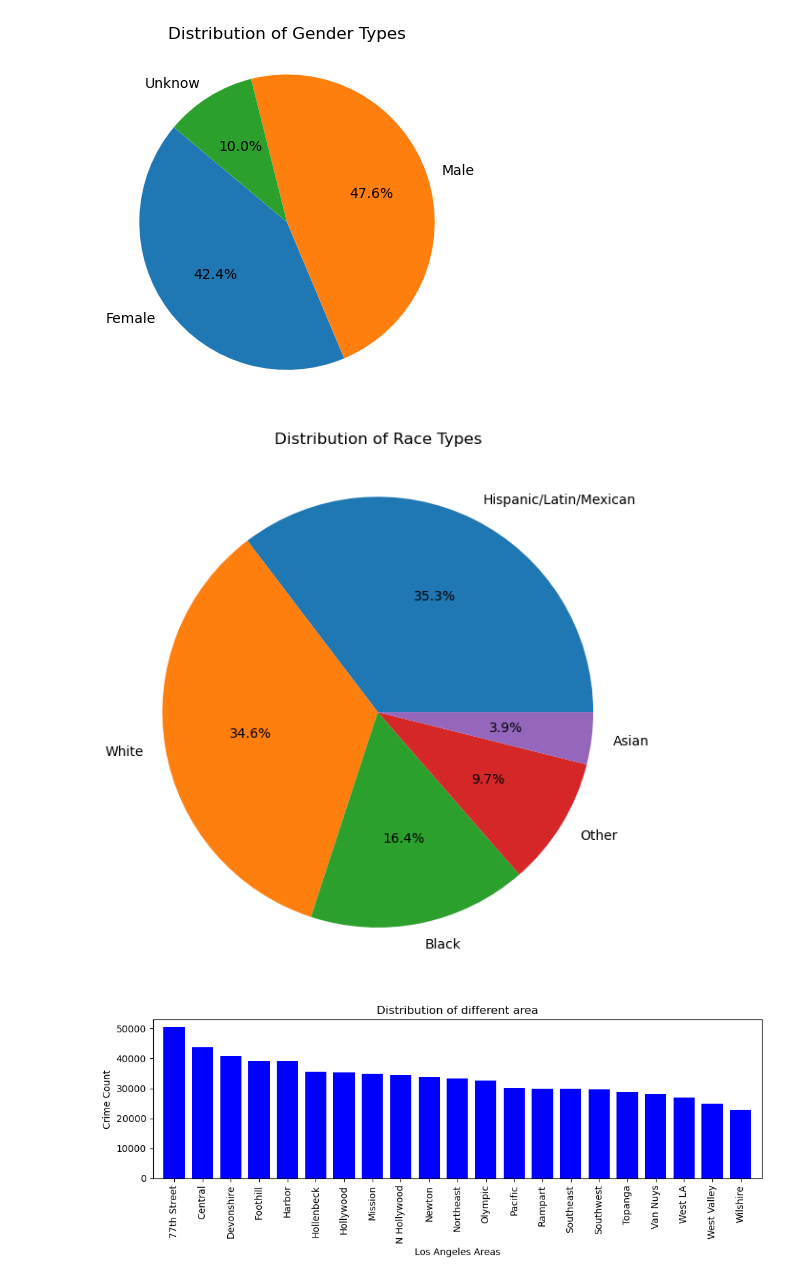
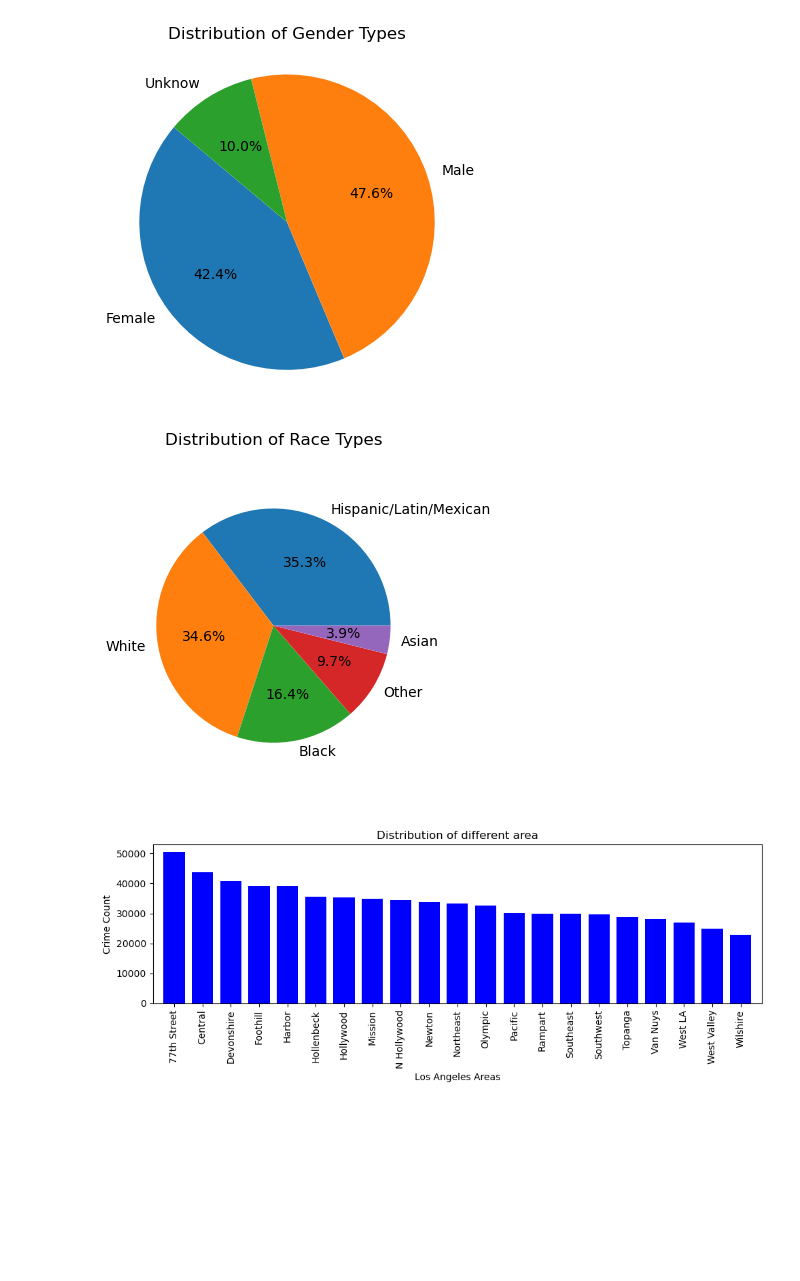
Before and after one commit to Cookees81/CityofAngels, a Jupyter notebook: LACrime.ipynb, the cells around one changed output. Saved outputs shown, nothing was run; the diff lists cells and outputs as text; code cells hidden in the pictures; blank space fills up the shorter version.

```diff
--- a/LACrime.ipynb
+++ b/LACrime.ipynb
@@ -441,34 +389,34 @@ plt.show()
 # %%
 # Group "Vict Descent" into 5 groups
 cleanData["Vict Descent"] = cleanData["Vict Descent"].replace(["A", "C", "J", "K", "V", "Z"], "Asian")
 cleanData["Vict Descent"] = cleanData["Vict Descent"].replace(["B"], "Black")
 cleanData["Vict Descent"] = cleanData["Vict Descent"].replace(["H"], "Hispanic/Latin/Mexican")
 cleanData["Vict Descent"] = cleanData["Vict Descent"].replace(["D", "F", "L", "O", "G", "P", "S", "U"], "Other")
 cleanData["Vict Descent"] = cleanData["Vict Descent"].replace(["I", "W", "X"], "White")
 
 # Group the data by "Vict Descent"
 grouped = cleanData.groupby("Vict Descent")
 
 # Count the occurrences of each Race category
 race_counts = grouped.size()
 
 # Sort the data by counts in ascending order
 race_counts_sorted = race_counts.sort_values(ascending=False)
 
 # Create a pie chart
-plt.figure(figsize=(6, 6))
+plt.figure(figsize=(4, 4))
 plt.pie(race_counts_sorted, labels=race_counts_sorted.index, autopct="%1.1f%%", startangle=0)
 
 # Set plot title
 plt.title("Distribution of Race Types")
 
 # Show the pie chart
 plt.axis("equal")  # Equal aspect ratio ensures that the pie chart is circular.
 
 plt.tight_layout()
 plt.show()
 # %% [output]
-[figure, old version]
+[figure, new version]
 # %%
 # Area Crime committed data analysis use "AREA NAME"
 # Group the data by 'AREA NAME'
```
Also changed, not shown: parts of 8 cells of this notebook.
